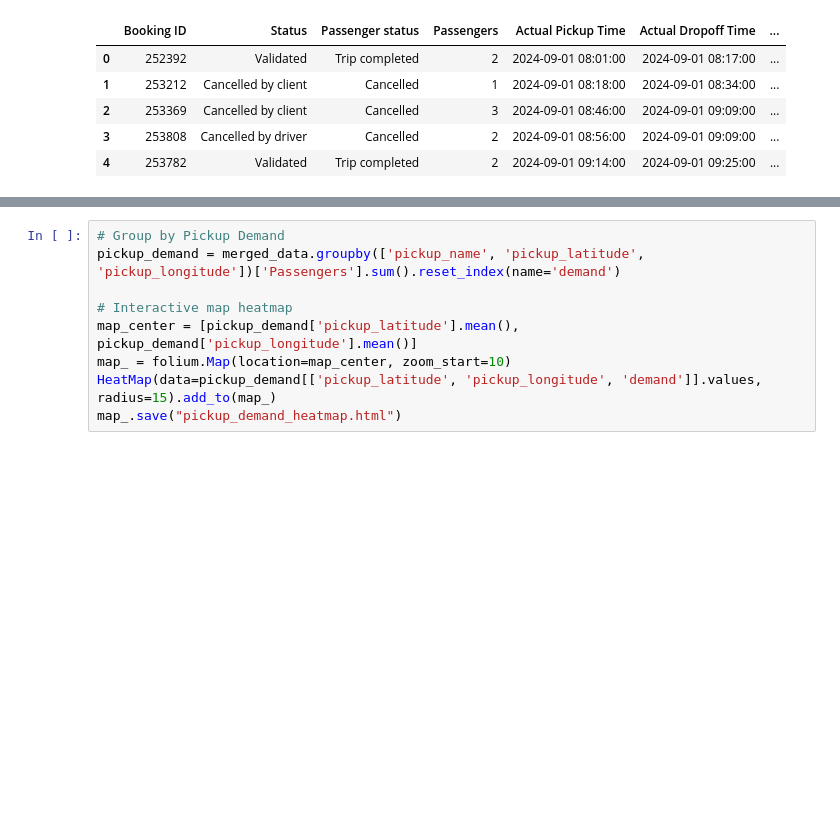
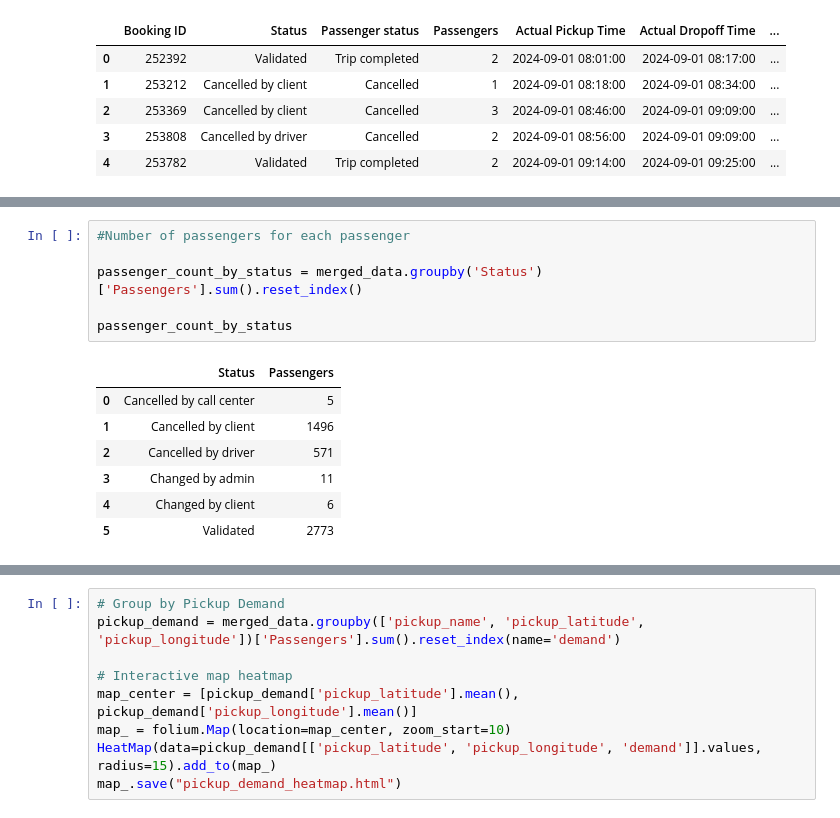
Before and after one commit to nairjayesh/vgi_hackathon_2024, a Jupyter notebook: data.ipynb, the cells around one changed output, grey strips where cells are left out. Drawn from its saved outputs; the diff is of its cells as text; blank space fills up the shorter version.

```diff
--- a/data.ipynb
+++ b/data.ipynb
@@ -58,0 +87,14 @@ merged_data.head()
+# %%
+#Number of passengers for each passenger
+
+passenger_count_by_status = merged_data.groupby('Status')['Passengers'].sum().reset_index()
+
+passenger_count_by_status
+# %% [output]
+|  | Status | Passengers |
+| 0 | Cancelled by call center | 5 |
+| 1 | Cancelled by client | 1496 |
+| 2 | Cancelled by driver | 571 |
+| 3 | Changed by admin | 11 |
+| 4 | Changed by client | 6 |
+| 5 | Validated | 2773 |
```
Also changed, not shown: parts of 5 cells of this notebook.
